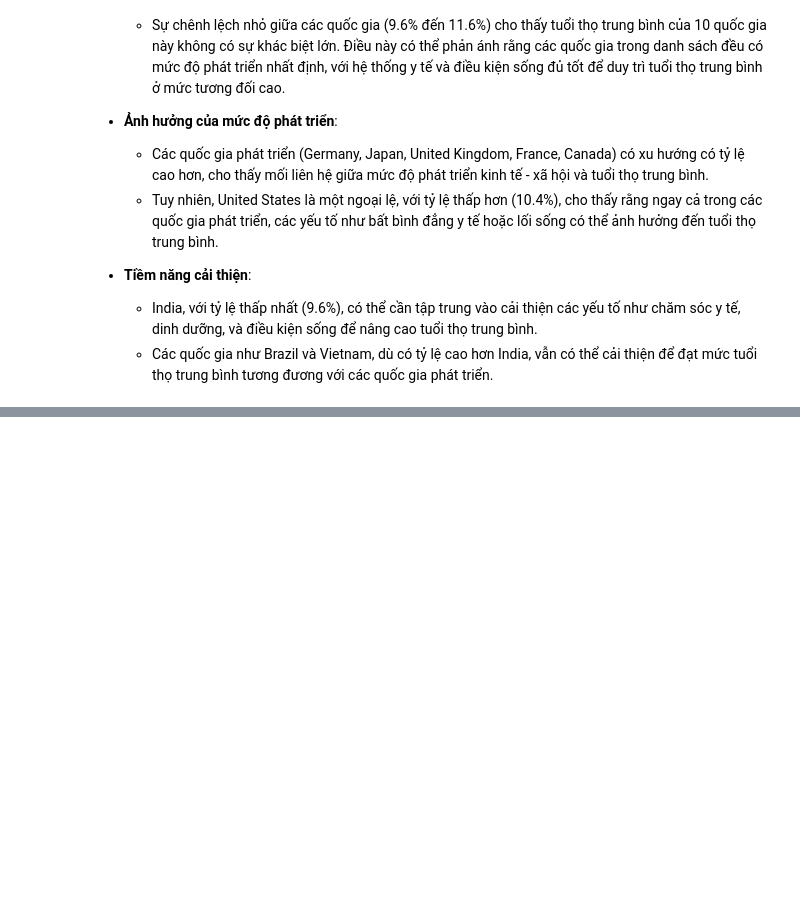
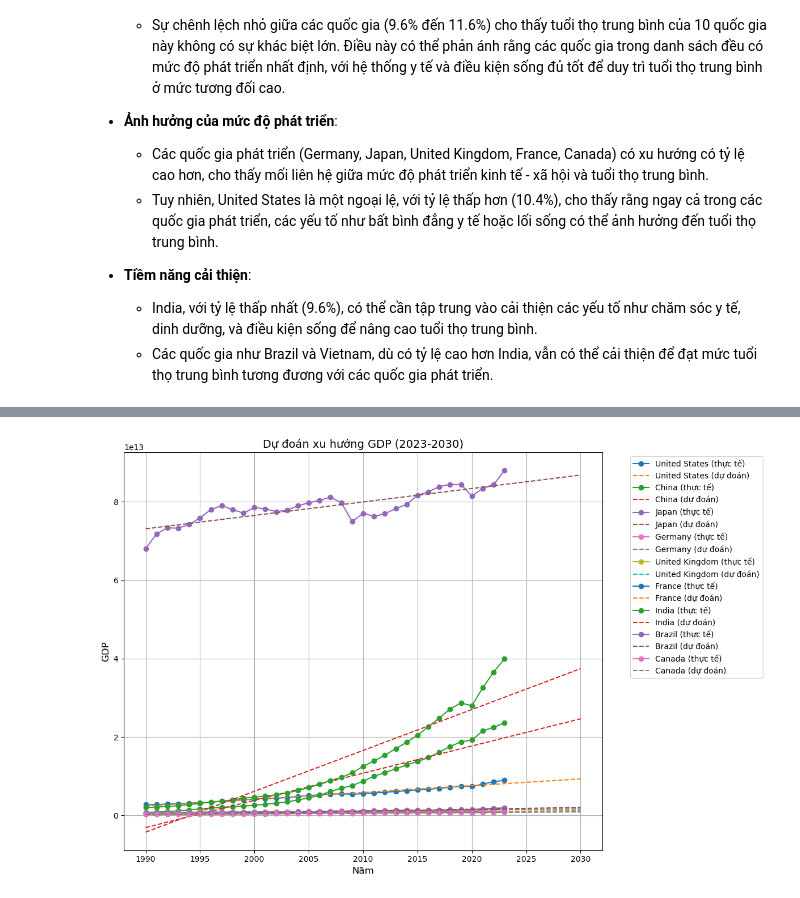
Before and after one commit to RokeMSE/-Lab02--Data-Visualization, a Jupyter notebook: 22127225_22127357_22127374.ipynb, the cells around one changed output, grey strips where cells are left out. Cells and saved outputs as stored; diff of their text form; code cells hidden in the pictures; blank space fills up the shorter version.

```diff
--- a/22127225_22127357_22127374.ipynb
+++ b/22127225_22127357_22127374.ipynb
@@ -1249,0 +1151,5 @@ plt.show()
+# %%
+# Dự đoán cho GDP
+predict_and_plot(gdp_grouped, 'GDP')
+# %% [output]
+[figure, added]
```
Also changed, not shown: parts of 23 cells of this notebook, 14 other files.
